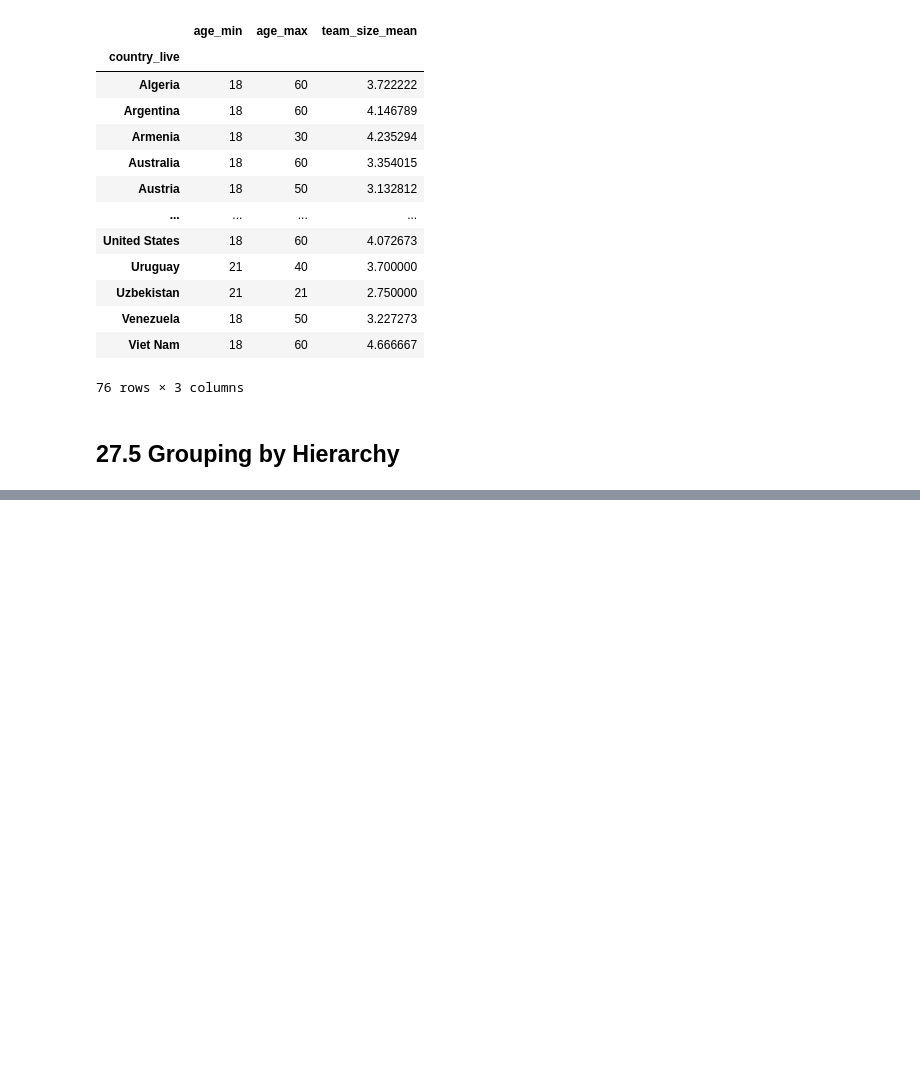
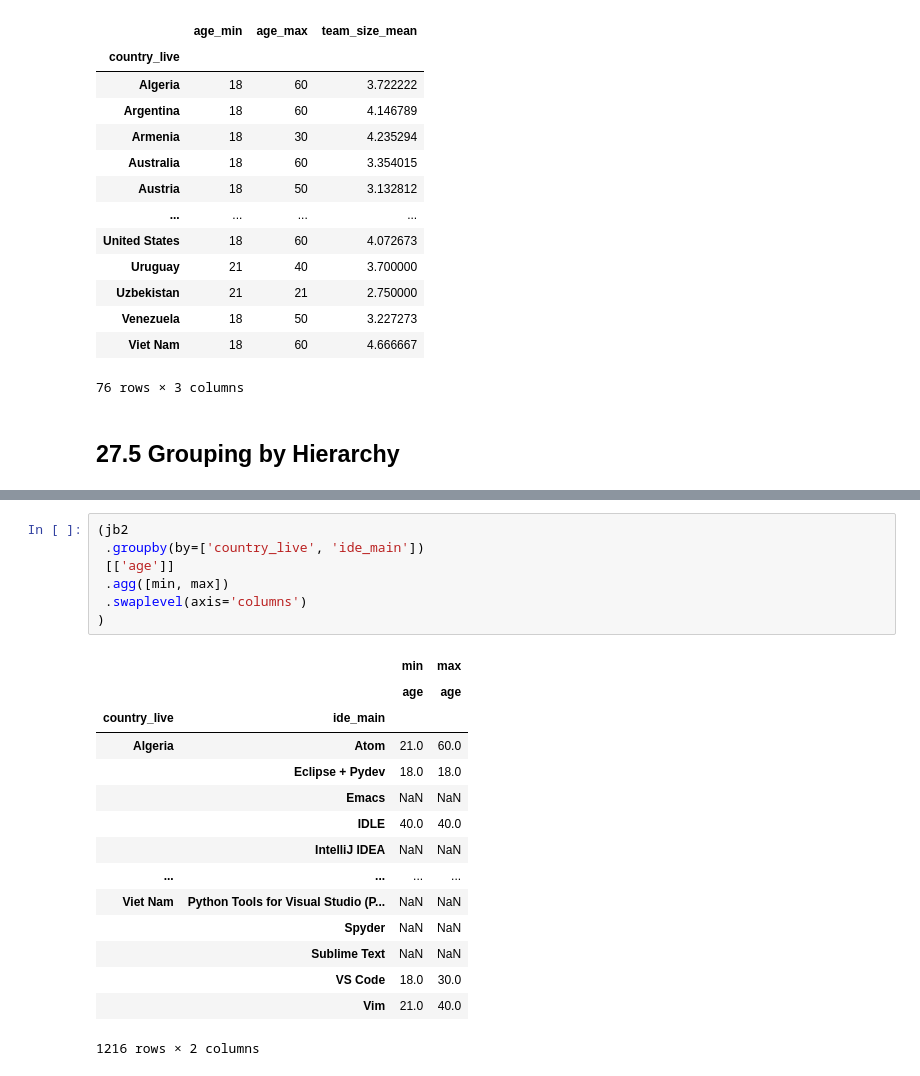
Before and after one commit to pydatawrangler/eda_ref, a Jupyter notebook: book-effective-pandas/effective_pandas_09_chap27.ipynb, the cells around one changed output, grey strips where cells are left out. Saved outputs shown, nothing was run; the diff lists cells and outputs as text; blank space fills up the shorter version.

```diff
--- a/book-effective-pandas/effective_pandas_09_chap27.ipynb
+++ b/book-effective-pandas/effective_pandas_09_chap27.ipynb
@@ -315,0 +360,23 @@ pd.crosstab(jb2.country_live, values=jb2.age, aggfunc=(min, max),
+# %%
+(jb2
+ .groupby(by=['country_live', 'ide_main'])
+ [['age']]
+ .agg([min, max])
+ .swaplevel(axis='columns')
+)
+# %% [output]
+|  |  | min | max |
+|  |  | age | age |
+| country_live | ide_main |  |  |
+| Algeria | Atom | 21.0 | 60.0 |
+|  | Eclipse + Pydev | 18.0 | 18.0 |
+|  | Emacs | NaN | NaN |
+|  | IDLE | 40.0 | 40.0 |
+|  | IntelliJ IDEA | NaN | NaN |
+| ... | ... | ... | ... |
+| Viet Nam | Python Tools for Visual Studio (P... | NaN | NaN |
+|  | Spyder | NaN | NaN |
+|  | Sublime Text | NaN | NaN |
+|  | VS Code | 18.0 | 30.0 |
+|  | Vim | 21.0 | 40.0 |
+1216 rows × 2 columns
```
Also changed, not shown: parts of 8 cells of this notebook.
